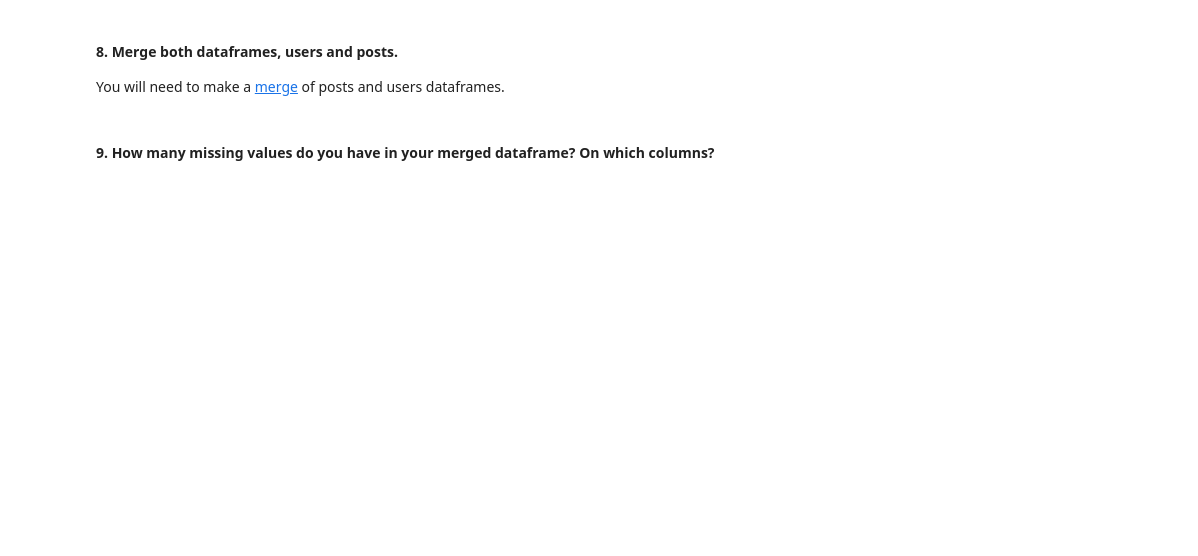
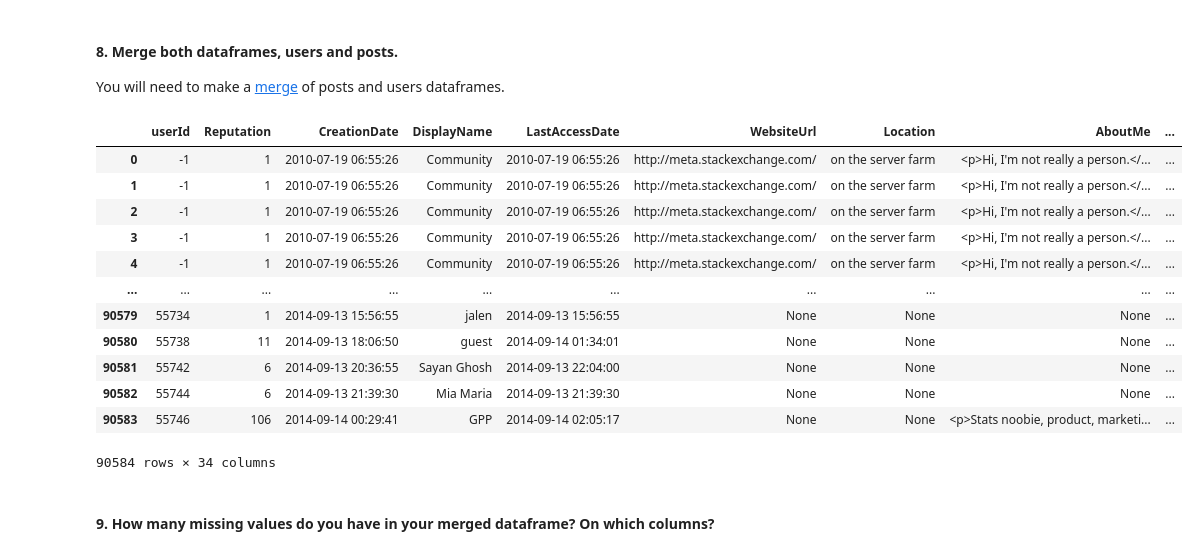
Before and after one commit to almsasantos/dataptmad1019, a Jupyter notebook: module-1/lab-data_cleaning/your-code/main.ipynb, the cells around one changed output. Cells and saved outputs as stored; diff of their text form; code cells hidden in the pictures; blank space fills up the shorter version.

```diff
--- a/module-1/lab-data_cleaning/your-code/main.ipynb
+++ b/module-1/lab-data_cleaning/your-code/main.ipynb
@@ -101,5 +127,22 @@ AttributeError: 'DataFrame' object has no attribute 'read_sql'
 # %% [markdown]
 #### 8. Merge both dataframes, users and posts.
 You will need to make a [merge](https://pandas.pydata.org/pandas-docs/stable/generated/pandas.DataFrame.merge.html) of posts and users dataframes.
+# %%
+merge_df = pd.merge(users, posts, on='userId')
+display(merge_df)
+# %% [output]
+|  | userId | Reputation | CreationDate | DisplayName | LastAccessDate | WebsiteUrl | Location | AboutMe | ... |
+| 0 | -1 | 1 | 2010-07-19 06:55:26 | Community | 2010-07-19 06:55:26 | http://meta.stackexchange.com/ | on the server farm | <p>Hi, I'm not really a person.</... | ... |
+| 1 | -1 | 1 | 2010-07-19 06:55:26 | Community | 2010-07-19 06:55:26 | http://meta.stackexchange.com/ | on the server farm | <p>Hi, I'm not really a person.</... | ... |
+| 2 | -1 | 1 | 2010-07-19 06:55:26 | Community | 2010-07-19 06:55:26 | http://meta.stackexchange.com/ | on the server farm | <p>Hi, I'm not really a person.</... | ... |
+| 3 | -1 | 1 | 2010-07-19 06:55:26 | Community | 2010-07-19 06:55:26 | http://meta.stackexchange.com/ | on the server farm | <p>Hi, I'm not really a person.</... | ... |
+| 4 | -1 | 1 | 2010-07-19 06:55:26 | Community | 2010-07-19 06:55:26 | http://meta.stackexchange.com/ | on the server farm | <p>Hi, I'm not really a person.</... | ... |
+| ... | ... | ... | ... | ... | ... | ... | ... | ... | ... |
+| 90579 | 55734 | 1 | 2014-09-13 15:56:55 | jalen | 2014-09-13 15:56:55 | None | None | None | ... |
+| 90580 | 55738 | 11 | 2014-09-13 18:06:50 | guest | 2014-09-14 01:34:01 | None | None | None | ... |
+| 90581 | 55742 | 6 | 2014-09-13 20:36:55 | Sayan Ghosh | 2014-09-13 22:04:00 | None | None | None | ... |
+| 90582 | 55744 | 6 | 2014-09-13 21:39:30 | Mia Maria | 2014-09-13 21:39:30 | None | None | None | ... |
+| 90583 | 55746 | 106 | 2014-09-14 00:29:41 | GPP | 2014-09-14 02:05:17 | None | None | <p>Stats noobie, product, marketi... | ... |
+90584 rows × 34 columns
 # %% [markdown]
 #### 9. How many missing values do you have in your merged dataframe? On which columns?
```
Also changed, not shown: parts of 8 cells of this notebook.
